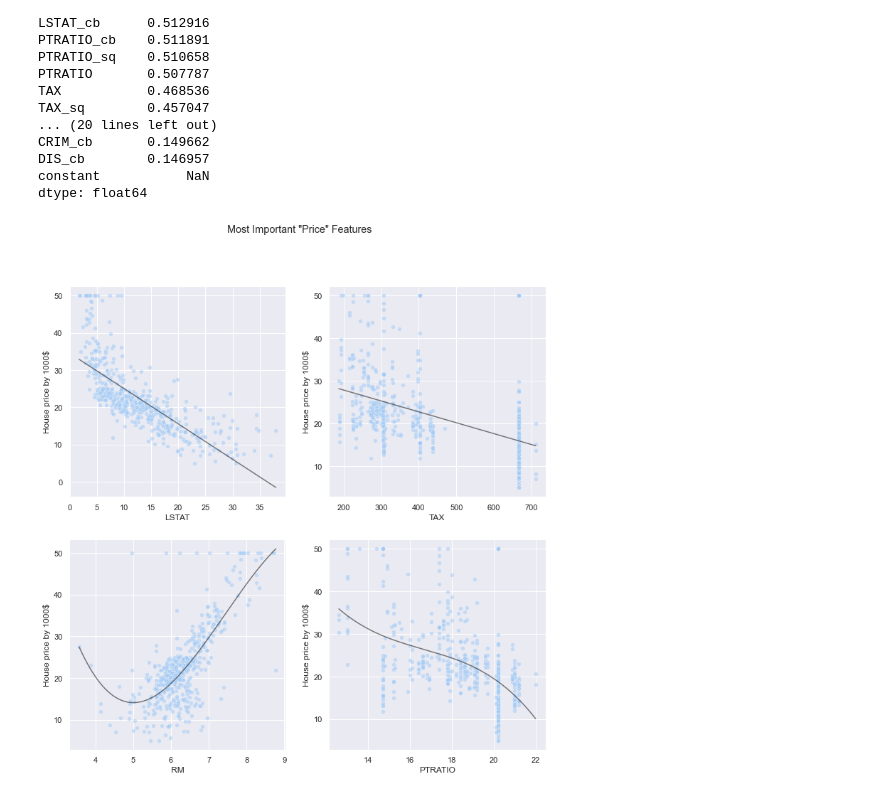
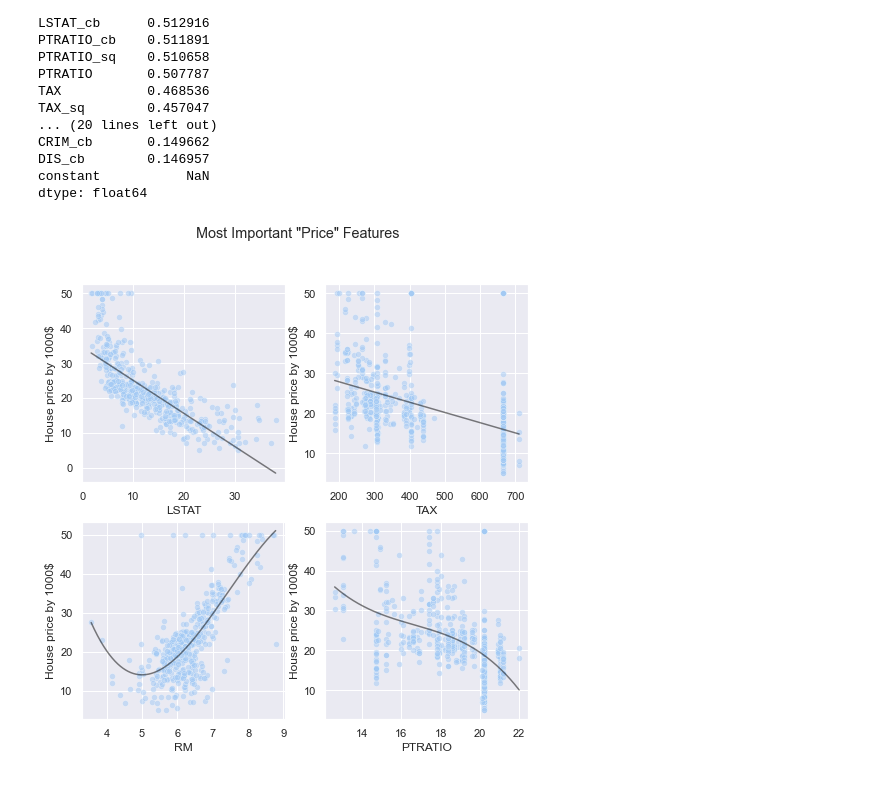
Before and after one commit to mmrossi/m3-1-regression, a Jupyter notebook: workshop.ipynb, the cells around one changed output. Cells and saved outputs as stored; diff of their text form; code cells hidden in the pictures.

```diff
--- a/workshop.ipynb
+++ b/workshop.ipynb
@@ -603,29 +603,29 @@ dtype: float64
 # %%
 boston = pd.DataFrame(data=load_boston().data, columns=load_boston().feature_names)
 boston['PRICE'] = load_boston().target # target is PRICE
 y = boston['PRICE']
 
 def reg_plot_on_ax(myfeature, myaxes, degree=1):
     """
     Takes a feature and an axis and
     returns a plot for the four chosen
     features and axes.
     """
     X = boston[myfeature]
     fmin, fmax = boston[myfeature].min(), boston[myfeature].max()
     coefs = np.polyfit(X, y, degree)
     sns.scatterplot(X, y, ax=myaxes, alpha=0.5)
     myaxes.set(xlabel=myfeature, ylabel='House price by 1000$')
 
     xfit = np.linspace(fmin, fmax, 1000)
     yfit = np.polyval(coefs, xfit)
     sns.lineplot(xfit, yfit, color="black", ax=myaxes, alpha=0.5)
 
-fig, ((ax1, ax2), (ax3, ax4)) = plt.subplots(2,2, figsize=(12,12))
+fig, ((ax1, ax2), (ax3, ax4)) = plt.subplots(2,2, figsize=(8,8))
 fig.suptitle('Most Important "Price" Features')
 reg_plot_on_ax('LSTAT', ax1)
 reg_plot_on_ax('TAX', ax2)
 reg_plot_on_ax('RM', ax3, 3)
 reg_plot_on_ax('PTRATIO', ax4, 3)
 # %% [output]
-[figure, old version]
+[figure, new version]
```
